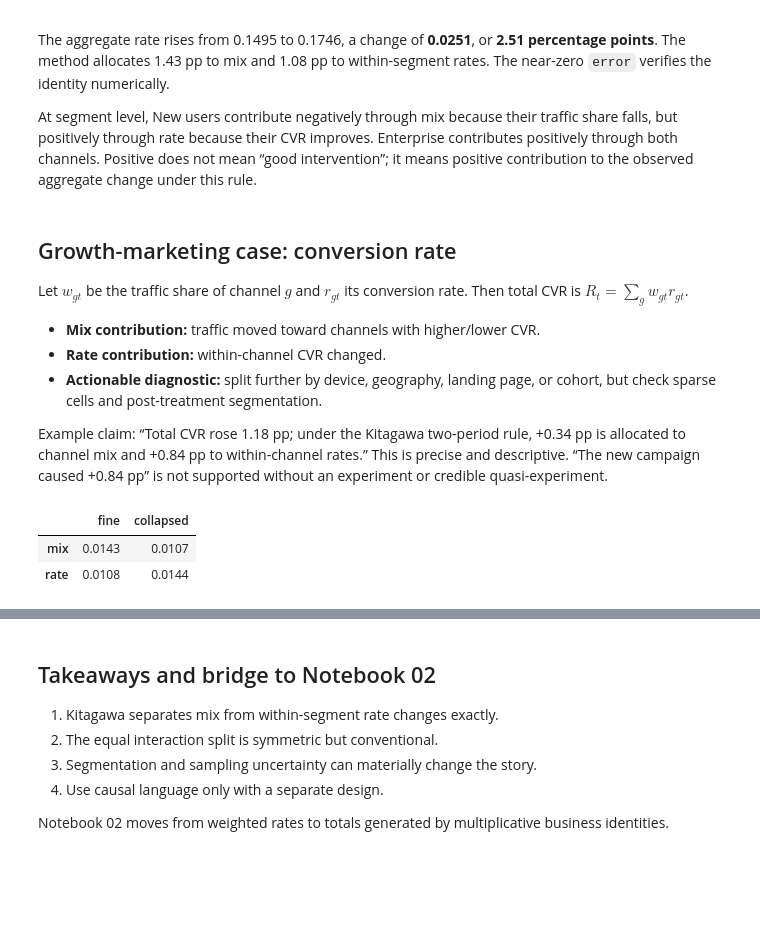
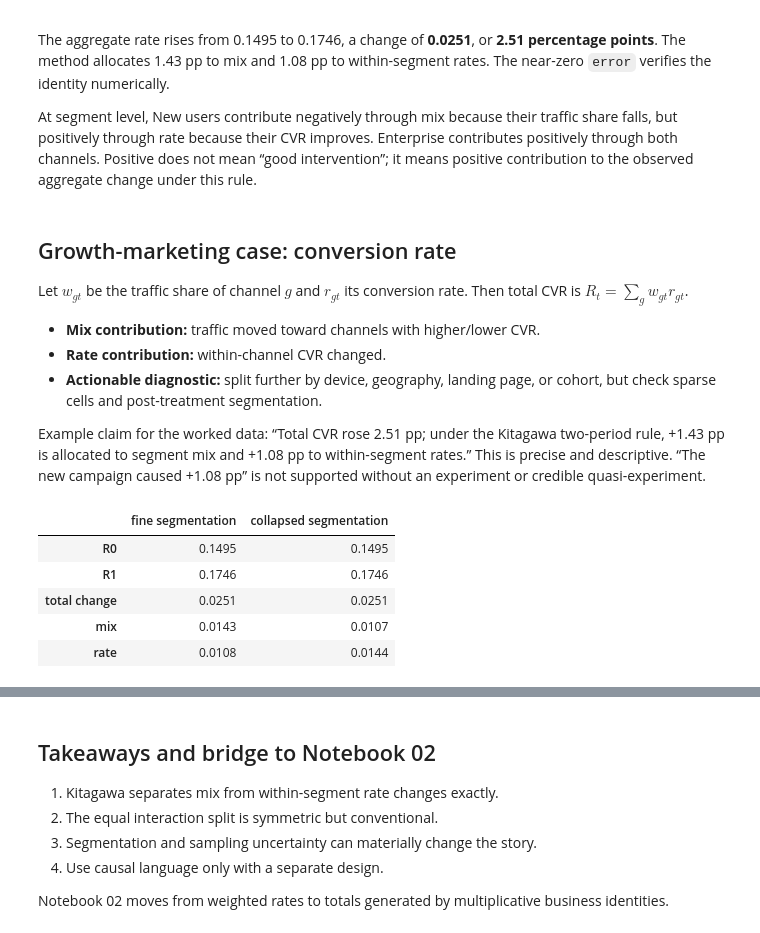
Before and after one commit to gabrielperalta12/decomposition_analysis, a Jupyter notebook: notebooks/01_rates_kitagawa_dasgupta.ipynb, the cells around one changed output, grey strips where cells are left out. Saved outputs shown, nothing was run; the diff lists cells and outputs as text; code cells hidden in the pictures; blank space fills up the shorter version.

```diff
--- a/notebooks/01_rates_kitagawa_dasgupta.ipynb
+++ b/notebooks/01_rates_kitagawa_dasgupta.ipynb
@@ -120,25 +143,38 @@ Let $w_{gt}$ be the traffic share of channel $g$ and $r_{gt}$ its conversion rat
 - **Rate contribution:** within-channel CVR changed.
 - **Actionable diagnostic:** split further by device, geography, landing page, or cohort, but check sparse cells and post-treatment segmentation.
 
-Example claim: “Total CVR rose 1.18 pp; under the Kitagawa two-period rule, +0.34 pp is allocated to channel mix and +0.84 pp to within-channel rates.” This is precise and descriptive. “The new campaign caused +0.84 pp” is not supported without an experiment or credible quasi-experiment.
+Example claim for the worked data: “Total CVR rose 2.51 pp; under the Kitagawa two-period rule, +1.43 pp is allocated to segment mix and +1.08 pp to within-segment rates.” This is precise and descriptive. “The new campaign caused +1.08 pp” is not supported without an experiment or credible quasi-experiment.
 # %%
-# Sensitivity to aggregation: collapse Returning and Enterprise
+# Aggregation check: collapse Returning and Enterprise.
+# The collapsed rate must be share-weighted separately in each period.
 fine = d.copy()
-fine['n0'] = fine.w0 * 10_000
-fine['n1'] = fine.w1 * 12_000
 collapsed = pd.DataFrame({
-    'segment':['New','Established'],
-    'w0':[fine.loc[0,'w0'], fine.loc[1:,'w0'].sum()],
-    'w1':[fine.loc[0,'w1'], fine.loc[1:,'w1'].sum()],
-    'r0':[fine.loc[0,'r0'], np.average(fine.loc[1:,'r0'], weights=fine.loc[1:,'w0'])],
-    'r1':[fine.loc[0,'r1'], np.average(fine.loc[1:,'r1'], weights=fine.loc[1:,'w1'])],
+    'segment': ['New', 'Established'],
+    'w0': [fine.loc[0, 'w0'], fine.loc[1:, 'w0'].sum()],
+    'w1': [fine.loc[0, 'w1'], fine.loc[1:, 'w1'].sum()],
+    'r0': [fine.loc[0, 'r0'],
+           np.average(fine.loc[1:, 'r0'], weights=fine.loc[1:, 'w0'])],
+    'r1': [fine.loc[0, 'r1'],
+           np.average(fine.loc[1:, 'r1'], weights=fine.loc[1:, 'w1'])],
 })
-collapsed['mix']=(collapsed.w1-collapsed.w0)*(collapsed.r1+collapsed.r0)/2
-collapsed['rate']=(collapsed.r1-collapsed.r0)*(collapsed.w1+collapsed.w0)/2
-pd.DataFrame({'fine':[d['mix'].sum(),d['rate'].sum()],
-              'collapsed':[collapsed['mix'].sum(),collapsed['rate'].sum()]},
-             index=['mix','rate'])
+collapsed['mix'] = (collapsed.w1-collapsed.w0)*(collapsed.r1+collapsed.r0)/2
+collapsed['rate'] = (collapsed.r1-collapsed.r0)*(collapsed.w1+collapsed.w0)/2
+
+comparison = pd.DataFrame({
+    'fine segmentation': [R0, R1, R1-R0, d['mix'].sum(), d['rate'].sum()],
+    'collapsed segmentation': [
+        (collapsed.w0*collapsed.r0).sum(),
+        (collapsed.w1*collapsed.r1).sum(),
+        (collapsed.w1*collapsed.r1).sum()-(collapsed.w0*collapsed.r0).sum(),
+        collapsed['mix'].sum(),
+        collapsed['rate'].sum(),
+    ],
+}, index=['R0','R1','total change','mix','rate'])
+comparison
 # %% [output]
-|  | fine | collapsed |
+|  | fine segmentation | collapsed segmentation |
+| R0 | 0.1495 | 0.1495 |
+| R1 | 0.1746 | 0.1746 |
+| total change | 0.0251 | 0.0251 |
 | mix | 0.0143 | 0.0107 |
 | rate | 0.0108 | 0.0144 |
```
Also changed, not shown: parts of 11 cells of this notebook, 7 other files.
